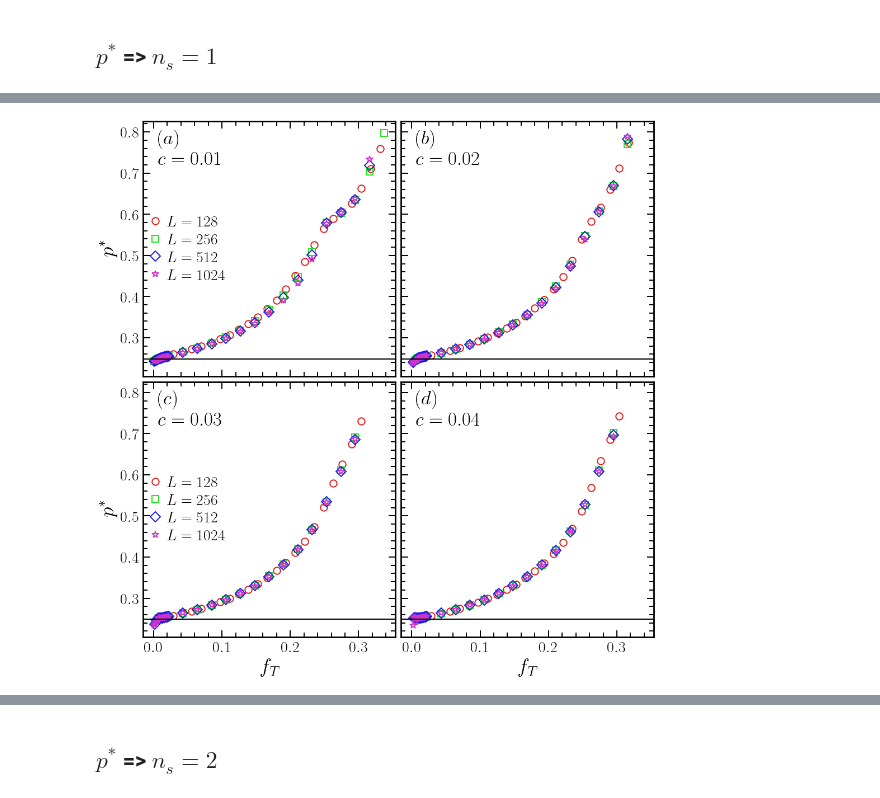
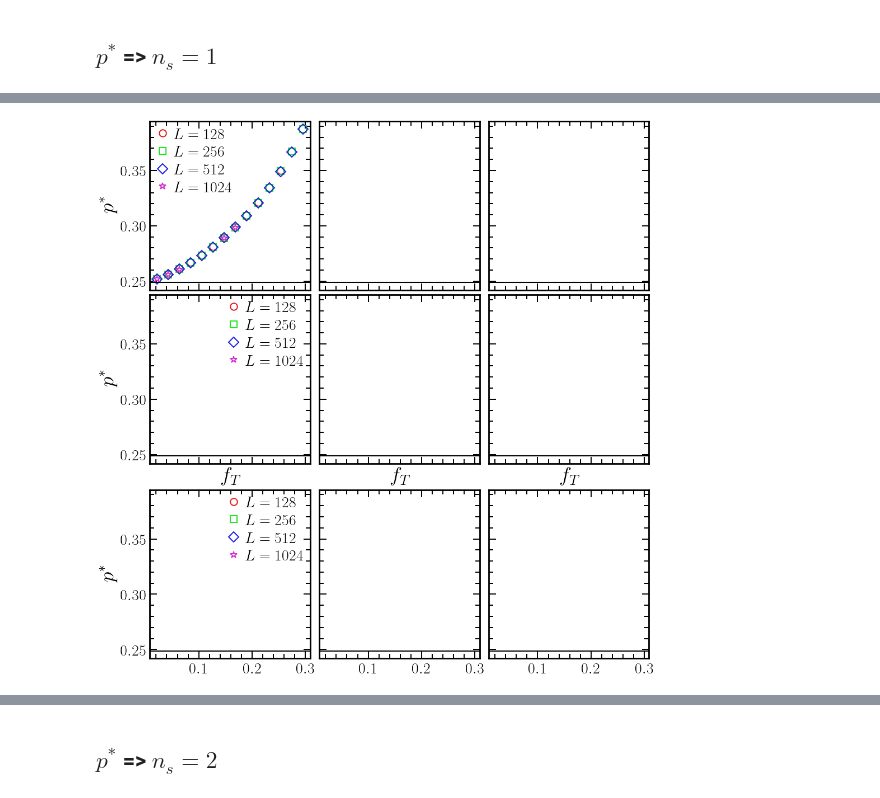
Before and after one commit to JuniorAlencar/self_organization_percolation, a Jupyter notebook: jupyter/1Color_3D.ipynb, the cells around one changed output, grey strips where cells are left out. Cells and saved outputs as stored; diff of their text form; code cells hidden in the pictures.

```diff
--- a/jupyter/1Color_3D.ipynb
+++ b/jupyter/1Color_3D.ipynb
@@ -22,0 +74,14 @@ Folder already exists: ../results/2Color/3D/configurations
+# %%
+nc = 1
+dim = 3
+L= 1024
+ft =3.370000e-01
+c= 1.000000e-02
+rho = 1/nc
+fn = f"../SOP_data/published_dynamic/bond_percolation/num_colors_{nc}/dim_{dim}/L_{L}/fT_constant/fT_{ft:.6e}/c_{c:.6e}/rho_{rho:.4e}/properties_dynamic_bundle.json.xz"
+bundle = read_dynamic_bundle(fn)
+fL_z = bundle['fL_z_supported_mean'].values[0]
+z = np.arange(0, len(fL_z))
+
+plt.plot(z,fL_z)
+plt.show()
@@ -62,7 +129,7 @@ df_series
 #plt.plot(df_series[(df_series['nc']==4) & (df_dynamic['c']==0.01)]['f_T'],df_dynamic[(df_dynamic['nc']==4) & (df_dynamic['c']==0.01)]['p_mean'], 'o')
 L_lst = [128, 256, 512, 1024]
 #L_lst = [256]
-nc = 3
+nc = 2
 rho = 1/nc
 order = 0
 p0 = 0.6
@@ -74,12 +141,14 @@ markers = ['o', 's', 'D', '*']
 order = 0
 base = 5
 #c_lst = [0.01, 0.05, 0.1, 0.15]
-c_lst = [0.01, 0.02, 0.03, 0.04]
+c_lst = [0.01, 0.02, 0.03,
+         0.04, 0.05, 0.1,
+         0.15, 0.2, 0.2]
 fs_l_fig = 25
 fs_label = 27
 pc = 0.24881182
 ms = 9
-fig, axes = plt.subplots(2, 2, figsize=(2*base, 2*base), constrained_layout=True, sharey=True, sharex=True)
+fig, axes = plt.subplots(3, 3, figsize=(2*base, 2*base), constrained_layout=True, sharey=True, sharex=True)
 labels = [r"$(a)$", r"$(b)$", r"$(c)$", r"$(d)$"]
 for idx_c, ax in enumerate(axes.flatten()):
         c = c_lst[idx_c]
@@ -105,10 +174,10 @@ for idx_c, ax in enumerate(axes.flatten()):
                 x = df_trunc['f_T'] #f_t
 
                 y = df_trunc['p_mean'] #p_t
-                print(x.to_list())
+                #print(x.to_list())
                 ax.plot(x, y, markers[idx], ms=ms,mew=1.4,label=f'$L={L}$')
 
-        ax.text(0.06, 0.83, f'{labels[idx_c]} \n $c = {c}$', transform=ax.transAxes , fontsize=fs_l_fig)
+        #ax.text(0.06, 0.83, f'{labels[idx_c]} \n $c = {c}$', transform=ax.transAxes , fontsize=fs_l_fig)
         ax.axhline(y=pc, color='k')
 for ax in axes[:,0]:
         ax.legend(loc='best')
@@ -138,3 +191,3 @@ plt.show()
-[figure, old version]
+[figure, new version]
 # %%
 #plt.plot(df_series[(df_series['nc']==4) & (df_dynamic['c']==0.01)]['f_T'],df_dynamic[(df_dynamic['nc']==4) & (df_dynamic['c']==0.01)]['p_mean'], 'o')
```
Also changed, not shown: parts of 11 cells of this notebook, 13 other files.
